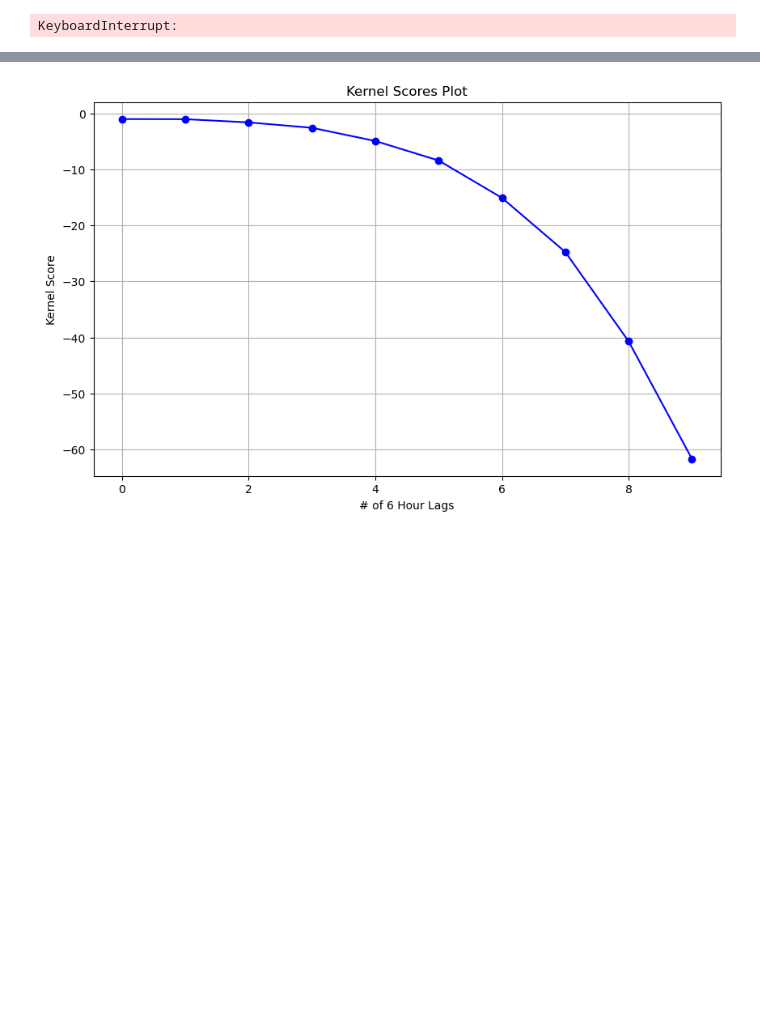
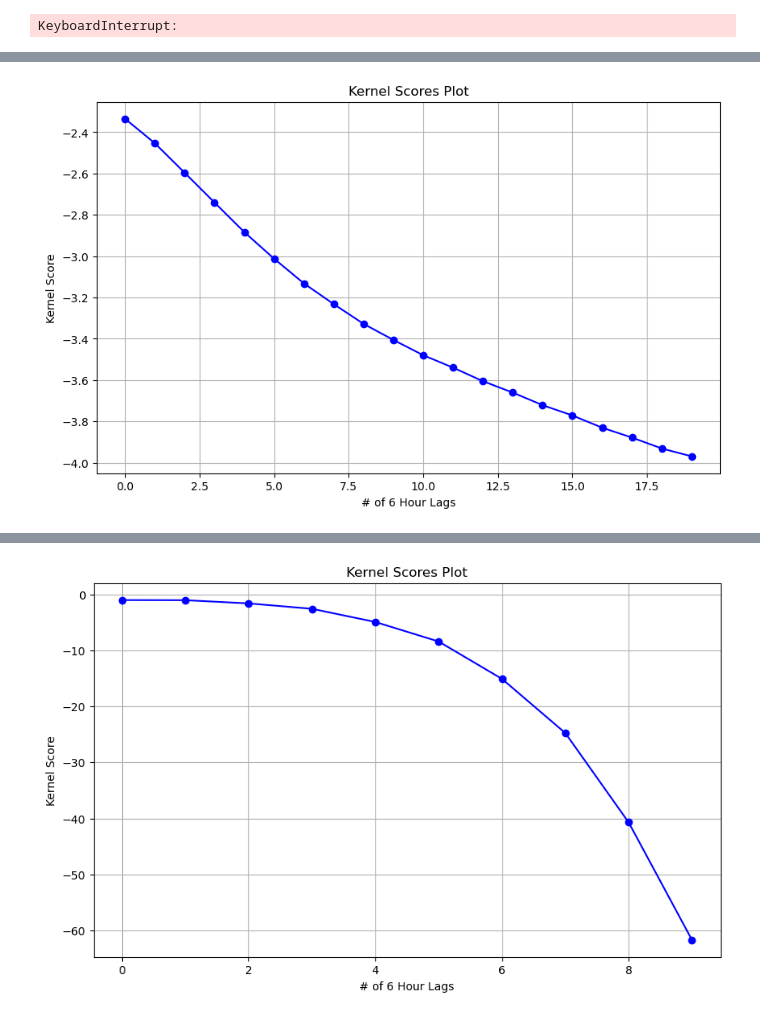
Before and after one commit to archerdodson/WeatherBench2-Implementation, a Jupyter notebook: ReframingSigKernel.ipynb, the cells around one changed output, grey strips where cells are left out. Cells and saved outputs as stored; diff of their text form; code cells hidden in the pictures; blank space fills up the shorter version.

Commit message:
SomeInterestingGraphs

```diff
--- a/ReframingSigKernel.ipynb
+++ b/ReframingSigKernel.ipynb
@@ -33,9 +33,9 @@ savedobs = observationsel.values
 # %%
 def findscale(obs,fors):
     maxvalue = np.array([obs.max(),fors.max()]).max()
-    days = obs[::4].shape[0]
+    #days = obs[::4].shape[0]
 
-    return maxvalue*days
+    return maxvalue#*days
 # %%
 forecasts0[0,0,0:0+4,0,0]
 forecasts0
@@ -54,7 +54,7 @@ def pk(observations,forcasts,sigma,k):
 
     #Ensure K is reasonalbe, not negative, integer only, not outside bounds >2
         max = findscale(observations, forcasts)
-        static_kernel = sigkernel.RBFKernel(sigma=sigma)
+        static_kernel = sigkernel.Linear_ID_Kernel()  #RBFKernel(sigma=sigma)
         dyadic_order = 2
         signature_kernel = sigkernel.SigKernel(static_kernel, dyadic_order)
         time = forcasts.shape[0]
@@ -72,9 +72,9 @@ def pk(observations,forcasts,sigma,k):
 
                 obs = np.expand_dims(obs, axis = 0)
 
-                scale = 1
+                scale = max
                 llobs = sigkernel.transform(obs, scale = 1/scale, at = True, ll = False)
-                print(llobs)
+                #print(llobs)
                 llfors = sigkernel.transform(fors, scale = 1/scale, at = True, ll = False)
 
                 X = torch.tensor(llfors, dtype=torch.double)
@@ -94,9 +94,8 @@ def pk(observations,forcasts,sigma,k):
                 #print(val)
                 sum = sum +val
                 count +=1
-
-        print(sum/count)
-        return sum/count
+                #print(sum/count)
+        return (sum/count)
 # %%
 vals =[None]*10
 for k in range(10):
@@ -121,3 +120,8 @@ for k in range(10):
   [  1.         244.49230957 242.34237671 ... 236.20635986 231.79421997
    229.87435913]]]
 KeyboardInterrupt:
+# %%
+vals =[None]*20
+for k in range(20):
+    vals[k] = pk(savedobs,savedfor,"empty",k+1)
+    print(vals[k])
@@ -123,0 +149,11 @@ KeyboardInterrupt:
+# %%
+#Using sigma, and global maxvalue, 20
+plt.figure(figsize=(10, 6))  # Set the figure size if needed
+plt.plot(vals, marker='o', linestyle='-', color='b')  # Plot with line and marker
+plt.title("Kernel Scores Plot")
+plt.xlabel("# of 6 Hour Lags")
+plt.ylabel("Kernel Score")
+plt.grid(True)  # Optional: add a grid for better readability
+plt.show()
+# %% [output]
+[figure, added]
```
Also changed, not shown: parts of 5 cells of this notebook, 1 other file.
